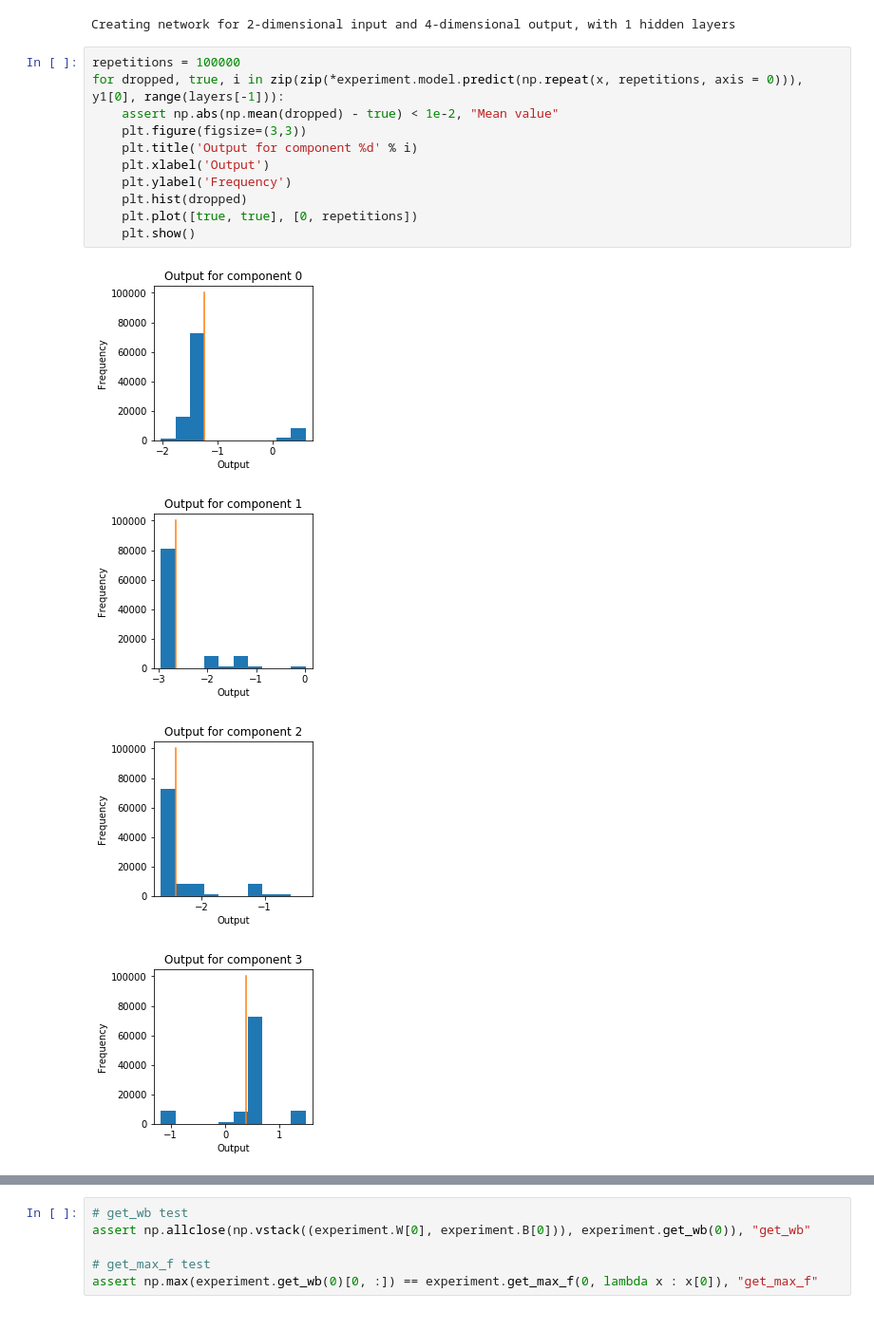
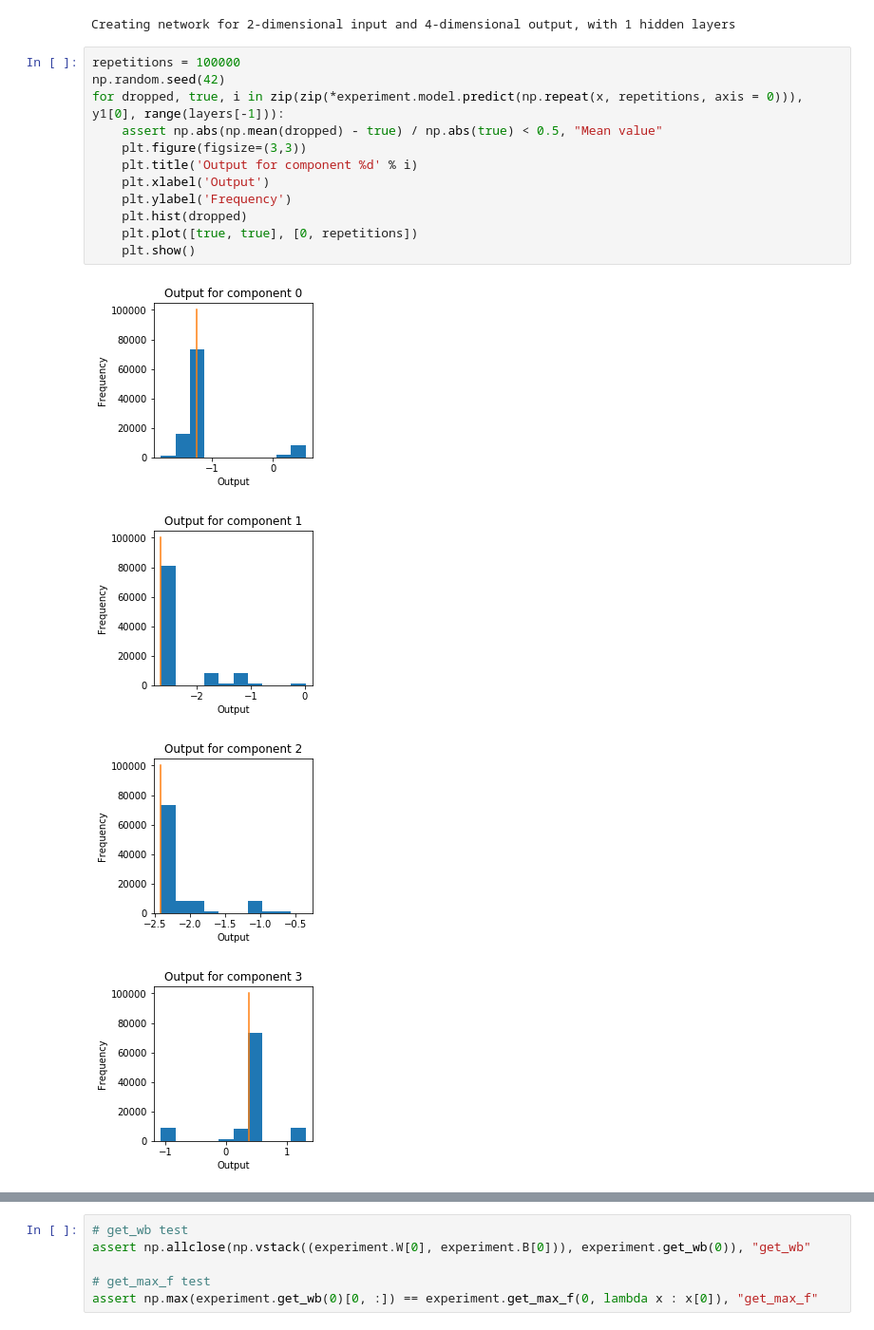
Before and after one commit to LPD-EPFL/nn-fault-tolerance, a Jupyter notebook: RandomNetDebug.ipynb, the cells around one changed output, grey strips where cells are left out. Shown at 95% size. Saved outputs shown, nothing was run; the diff lists cells and outputs as text.

```diff
--- a/RandomNetDebug.ipynb
+++ b/RandomNetDebug.ipynb
@@ -35,20 +36,21 @@ assert np.allclose(y1, y2), "Network output"
 Creating network for 2-dimensional input and 4-dimensional output, with 1 hidden layers
 # %%
 repetitions = 100000
+np.random.seed(42)
 for dropped, true, i in zip(zip(*experiment.model.predict(np.repeat(x, repetitions, axis = 0))), y1[0], range(layers[-1])):
-    assert np.abs(np.mean(dropped) - true) < 1e-2, "Mean value"
+    assert np.abs(np.mean(dropped) - true) / np.abs(true) < 0.5, "Mean value"
     plt.figure(figsize=(3,3))
     plt.title('Output for component %d' % i)
     plt.xlabel('Output')
     plt.ylabel('Frequency')
     plt.hist(dropped)
     plt.plot([true, true], [0, repetitions])
     plt.show()
 # %% [output]
-[figure, old version]
+[figure, new version]
-[figure, old version]
+[figure, new version]
-[figure, old version]
+[figure, new version]
-[figure, old version]
+[figure, new version]
 # %%
 for i, component in enumerate(zip(*experiment.get_error(x[0]))):
     plt.figure(figsize = (3, 3))
```
Also changed, not shown: parts of 2 cells of this notebook, 2 other files.
